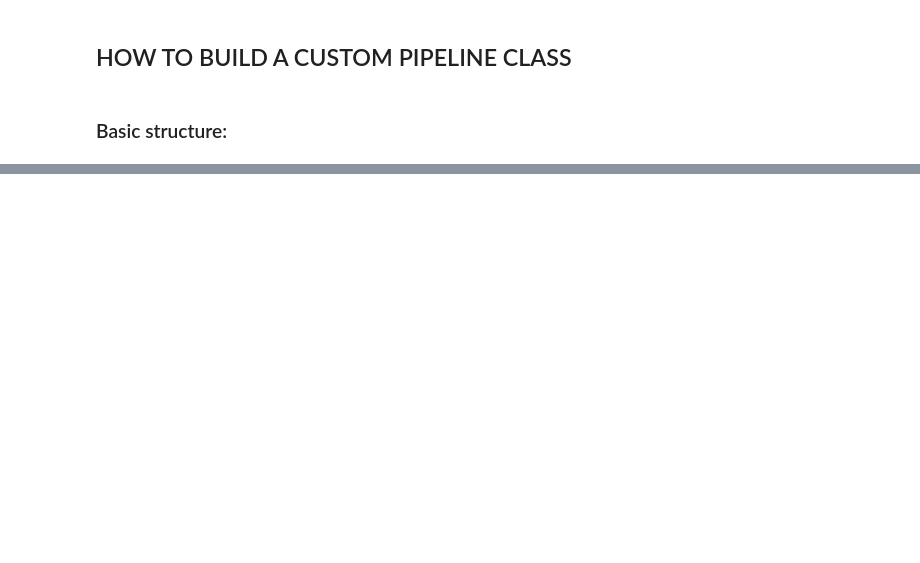
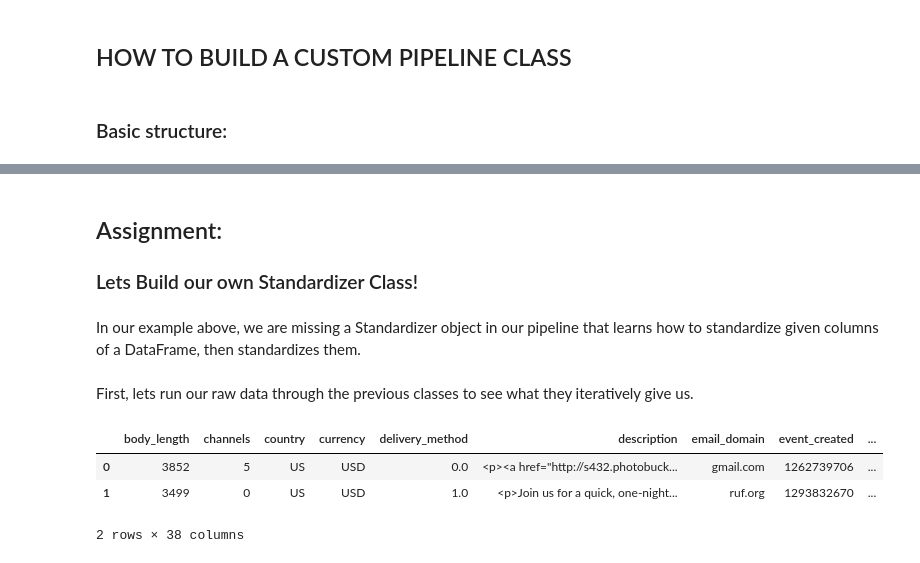
Before and after one commit to leannebaldwin/sklearn_pipelines, a Jupyter notebook: sklearn_pipelines_lesson.ipynb, the cells around one changed output, grey strips where cells are left out. Saved outputs shown, nothing was run; the diff lists cells and outputs as text; code cells hidden in the pictures; blank space fills up the shorter version.

```diff
--- a/sklearn_pipelines_lesson.ipynb
+++ b/sklearn_pipelines_lesson.ipynb
@@ -454,0 +396,7 @@ def pickle_pipeline(pipeline, output_name):
+# %% [markdown]
+## Assignment:
+### Lets Build our own Standardizer Class!
+# %% [markdown]
+In our example above, we are missing a Standardizer object in our pipeline that learns how to standardize given columns of a DataFrame, then standardizes them.
+# %% [markdown]
+First, lets run our raw data through the previous classes to see what they iteratively give us.
@@ -454,0 +406,8 @@ def pickle_pipeline(pipeline, output_name):
+# %%
+# Lets take a peek at X:
+X.head(2)
+# %% [output]
+|  | body_length | channels | country | currency | delivery_method | description | email_domain | event_created | ... |
+| 0 | 3852 | 5 | US | USD | 0.0 | <p><a href="http://s432.photobuck... | gmail.com | 1262739706 | ... |
+| 1 | 3499 | 0 | US | USD | 1.0 | <p>Join us for a quick, one-night... | ruf.org | 1293832670 | ... |
+2 rows × 38 columns
```
Also changed, not shown: parts of 55 cells of this notebook, 1 other file.
